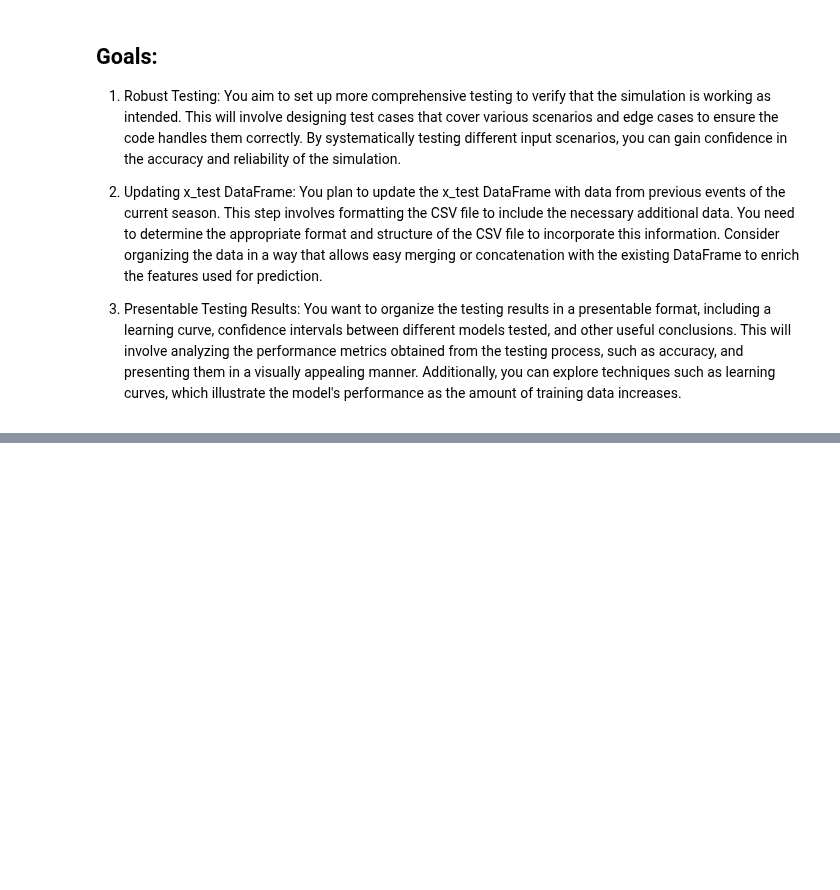
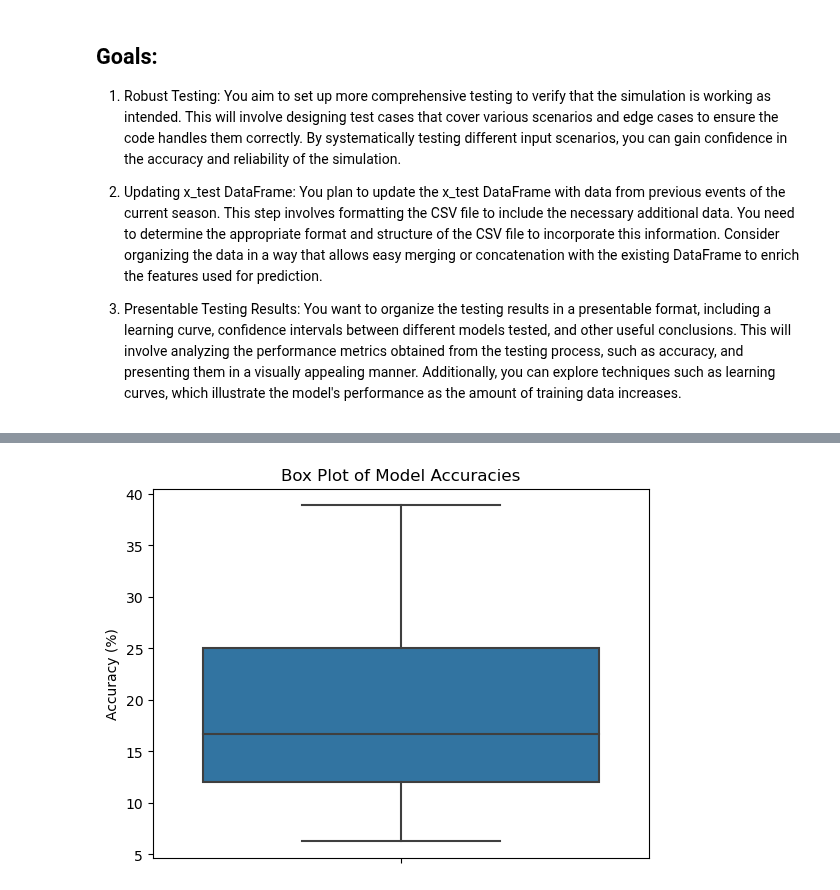
Before and after one commit to DotSumWedge/SurvivorAnalysis, a Jupyter notebook: SurvivorModeling.ipynb, the cells around one changed output, grey strips where cells are left out. Cells and saved outputs as stored; diff of their text form; code cells hidden in the pictures; blank space fills up the shorter version.

```diff
--- a/SurvivorModeling.ipynb
+++ b/SurvivorModeling.ipynb
@@ -669,0 +532,7 @@ Please also refer to the documentation for alternative solver options:
+# %%
+sns.boxplot(y=accuracies)
+plt.title('Box Plot of Model Accuracies')
+plt.ylabel('Accuracy (%)')
+plt.show()
+# %% [output]
+[figure, added]
```
Also changed, not shown: parts of 9 cells of this notebook.
